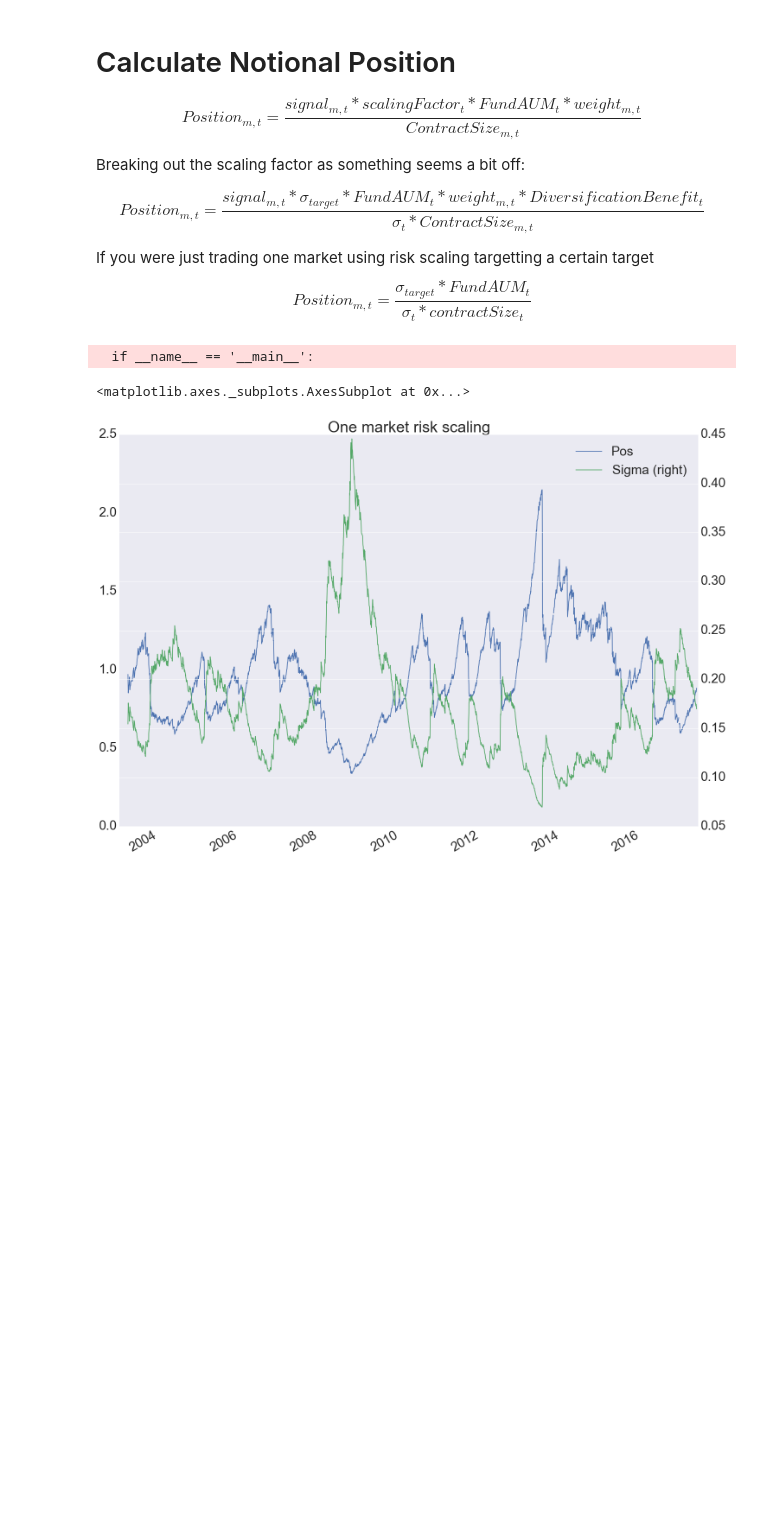
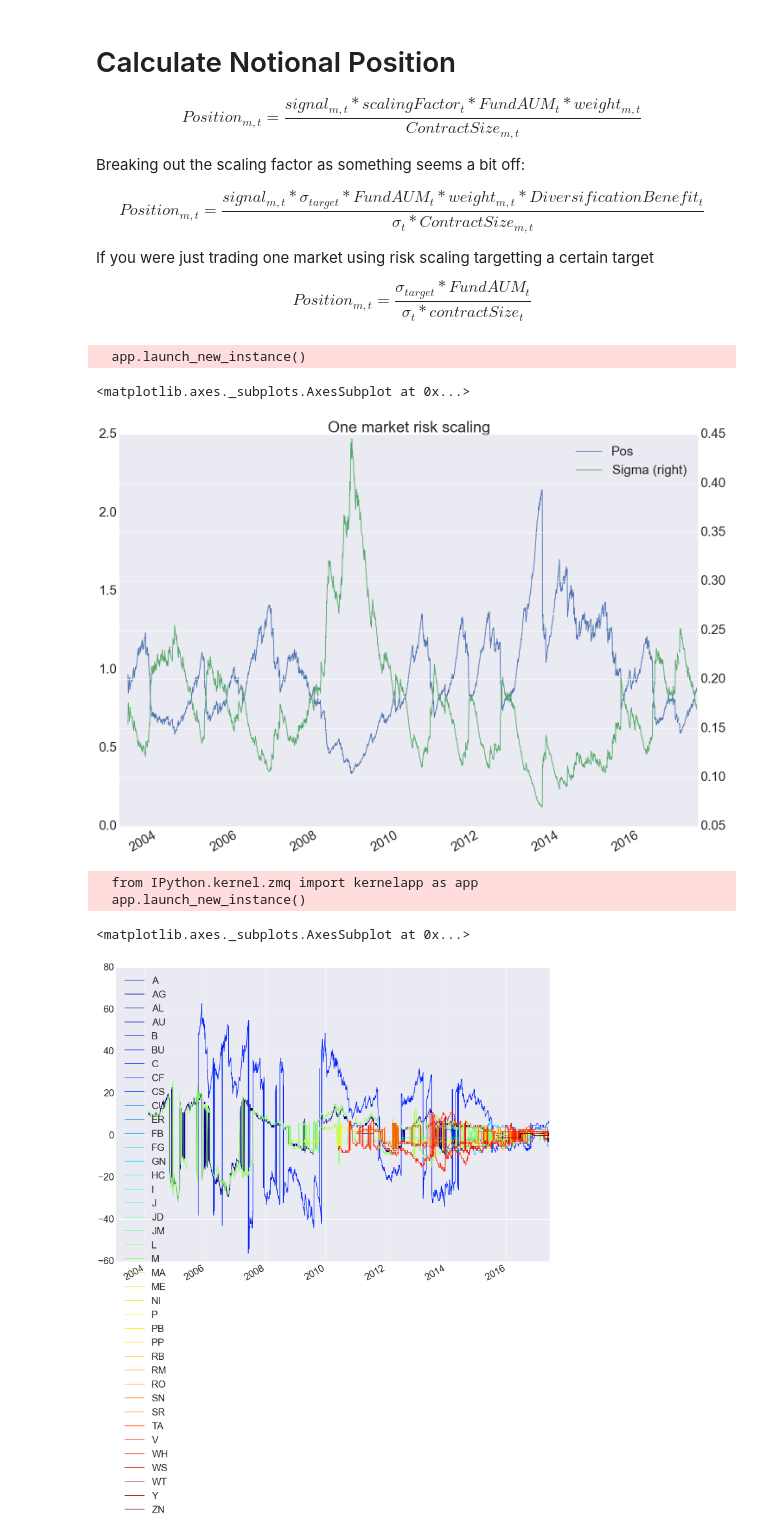
Before and after one commit to mrefermat/Project_C, a Jupyter notebook: LotSize_ScalingFactor.ipynb, the cells around one changed output. Cells and saved outputs as stored; diff of their text form; code cells hidden in the pictures; blank space fills up the shorter version.

Commit message:
New methods for calculating position level analytics

```diff
--- a/LotSize_ScalingFactor.ipynb
+++ b/LotSize_ScalingFactor.ipynb
@@ -46,0 +28,6 @@ ew_portfolio_pnl(pnl).cumsum().plot()
+# %%
+mkts=list_of_markets
+pos=tsmom_daily(df[mkts],250)
+pnl=calc_pnl_wc(pos,df[mkts])
+scaling_factor=calc_scaling_factor(pnl)
+portfolio= remove_inf(pnl).mean(axis=1).dropna()*scaling_factor
@@ -120,6 +118,8 @@ $$ Position_{m,t} = \frac{signal_{m,t} * \sigma_{target} * FundAUM_t * weight_{m
 If you were just trading one market using risk scaling targetting a certain target
 $$Position_{m,t} = \frac{\sigma_{target}*FundAUM_t  }{\sigma_t*contractSize_t} $$
 # %%
+data=df[mkts]
+FundAUM=1e6
 sig=pd.ewmstd(data.A,50,min_periods=50).dropna()*16
 p=(.15*FundAUM)/(sig*curr_px.A)
 temp =pd.DataFrame()
@@ -127,6 +127,6 @@ temp['Pos']=((p*curr_px.A)/FundAUM)
 temp['Sigma']=sig
 temp.plot(secondary_y='Sigma',title='One market risk scaling')
 # %% [output]
-  if __name__ == '__main__':
+  app.launch_new_instance()
 <matplotlib.axes._subplots.AxesSubplot at 0x...>
 [figure]
@@ -135,6 +133,12 @@ curr_px = get_most_liquid_price(mkts)
 # %%
 FundAUM = 1e6
 w=(1/pnl.dropna(how='all').count(axis=1))
+# %%
+def tsmom_daily_signal(data,signal_lookback,vol_lookback=20):
+    vol=pd.ewmstd(data,vol_lookback,min_periods=vol_lookback)*math.sqrt(256)
+    signal=pd.rolling_mean(data,signal_lookback)
+    signal = signal /abs(signal)
+    return (signal / (vol))
 # %%
 data=df[mkts]
 vol_lookback=20
@@ -145,3 +149,11 @@ vol=pd.ewmstd(data,vol_lookback,min_periods=vol_lookback)*math.sqrt(256)
 signal=pd.rolling_mean(data,signal_lookback)
 signal = signal /abs(signal)
 signal=(signal / (vol))
+# %%
+s=tsmom_daily_signal(df,250)
+calc_position(s,FundAUM,scaling_factor).plot(colormap='jet')
+# %% [output]
+  from IPython.kernel.zmq import kernelapp as app
+  app.launch_new_instance()
+<matplotlib.axes._subplots.AxesSubplot at 0x...>
+[figure, added]
```
Also changed, not shown: parts of 37 cells of this notebook, 2 other files.
